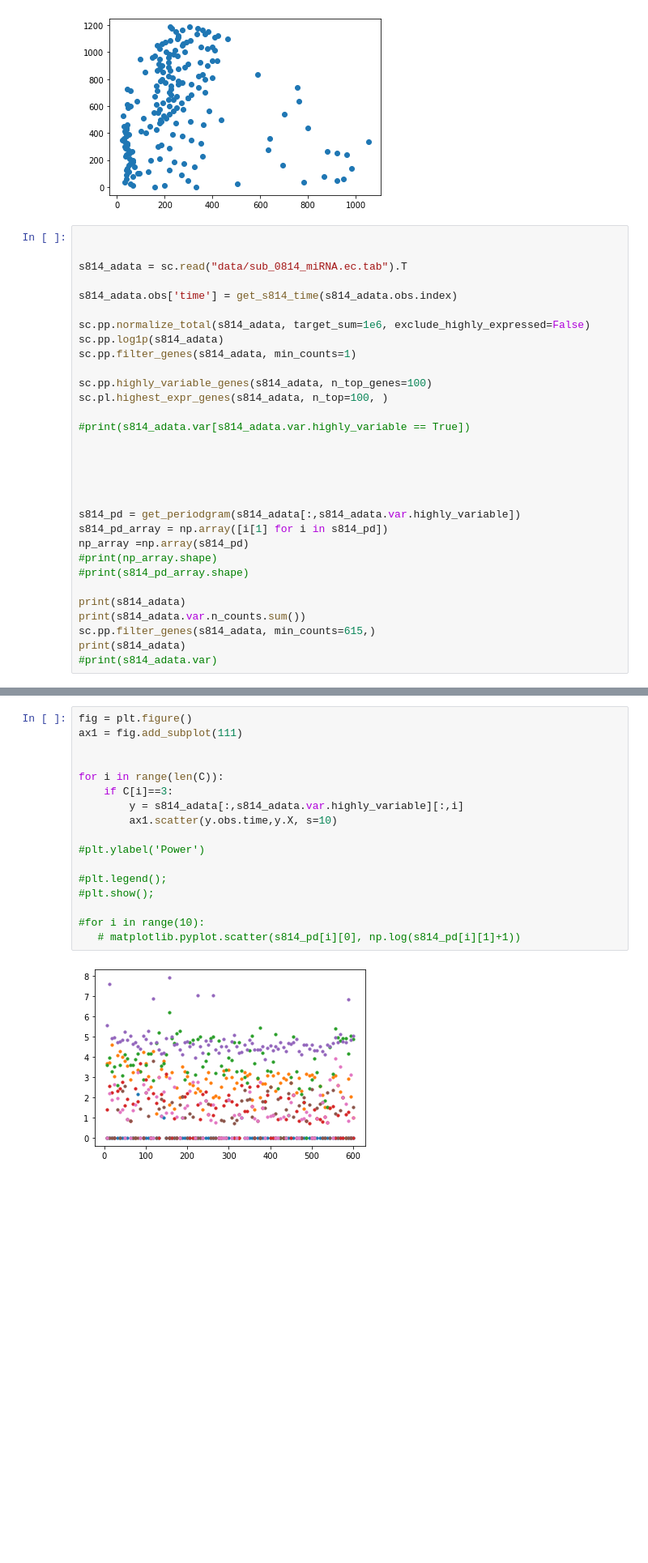
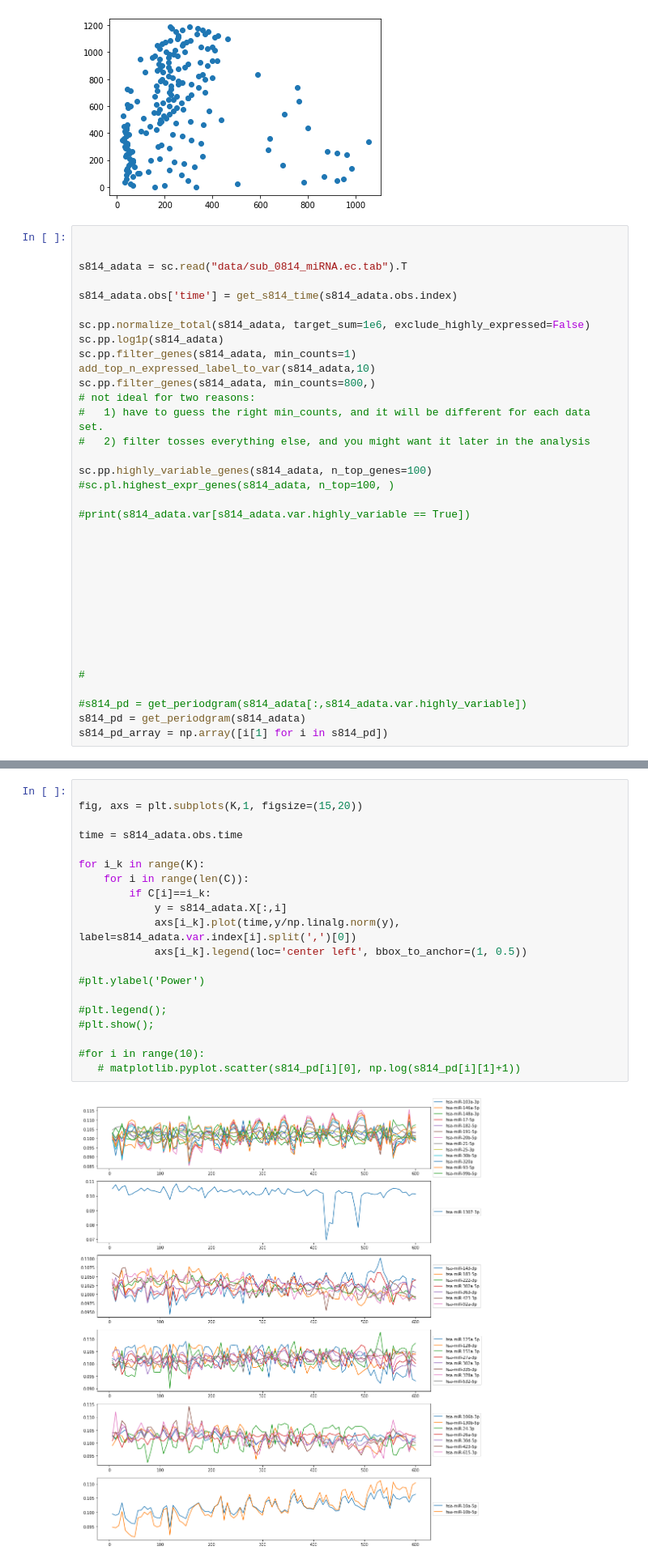
Before and after one commit to JohnWSteill/jlab_proj, a Jupyter notebook: Somite_Cycle_Study.ipynb, the cells around one changed output, grey strips where cells are left out. Shown: that part at 81% size. Cells and saved outputs as stored; diff of their text form; blank space fills up the shorter version.

```diff
--- a/Somite_Cycle_Study.ipynb
+++ b/Somite_Cycle_Study.ipynb
@@ -80,9 +85,14 @@ s814_adata.obs['time'] = get_s814_time(s814_adata.obs.index)
 sc.pp.normalize_total(s814_adata, target_sum=1e6, exclude_highly_expressed=False)
 sc.pp.log1p(s814_adata)
 sc.pp.filter_genes(s814_adata, min_counts=1)
+add_top_n_expressed_label_to_var(s814_adata,10)
+sc.pp.filter_genes(s814_adata, min_counts=800,)
+# not ideal for two reasons:
+#   1) have to guess the right min_counts, and it will be different for each data set.
+#   2) filter tosses everything else, and you might want it later in the analysis
 
 sc.pp.highly_variable_genes(s814_adata, n_top_genes=100)
-sc.pl.highest_expr_genes(s814_adata, n_top=100, )
+#sc.pl.highest_expr_genes(s814_adata, n_top=100, )
 
 #print(s814_adata.var[s814_adata.var.highly_variable == True])
 
@@ -90,15 +100,14 @@ sc.pl.highest_expr_genes(s814_adata, n_top=100, )
 
 
 
-s814_pd = get_periodgram(s814_adata[:,s814_adata.var.highly_variable])
+
+
+
+
+
+#
+
+#s814_pd = get_periodgram(s814_adata[:,s814_adata.var.highly_variable])
+s814_pd = get_periodgram(s814_adata)
 s814_pd_array = np.array([i[1] for i in s814_pd])
-np_array =np.array(s814_pd)
-#print(np_array.shape)
-#print(s814_pd_array.shape)
-
-print(s814_adata)
-print(s814_adata.var.n_counts.sum())
-sc.pp.filter_genes(s814_adata, min_counts=615,)
-print(s814_adata)
-#print(s814_adata.var)
 # %% [output]
@@ -144,23 +143,26 @@ plt.show();
 0.01
 # %%
-fig = plt.figure()
-ax1 = fig.add_subplot(111)
 
+fig, axs = plt.subplots(K,1, figsize=(15,20))
 
-for i in range(len(C)):
-    if C[i]==3:
-        y = s814_adata[:,s814_adata.var.highly_variable][:,i]
-        ax1.scatter(y.obs.time,y.X, s=10)
+time = s814_adata.obs.time
+
+for i_k in range(K):
+    for i in range(len(C)):
+        if C[i]==i_k:
+            y = s814_adata.X[:,i]
+            axs[i_k].plot(time,y/np.linalg.norm(y), label=s814_adata.var.index[i].split(',')[0])
+            axs[i_k].legend(loc='center left', bbox_to_anchor=(1, 0.5))
 
 #plt.ylabel('Power')
 
 #plt.legend();
 #plt.show();
 
 #for i in range(10):
    # matplotlib.pyplot.scatter(s814_pd[i][0], np.log(s814_pd[i][1]+1))
 # %% [output]
-[figure, old version]
+[figure, new version]
 # %%
 
 def get_highexpr_gene():
```
Also changed, not shown: parts of 4 cells of this notebook, 1 other file.
